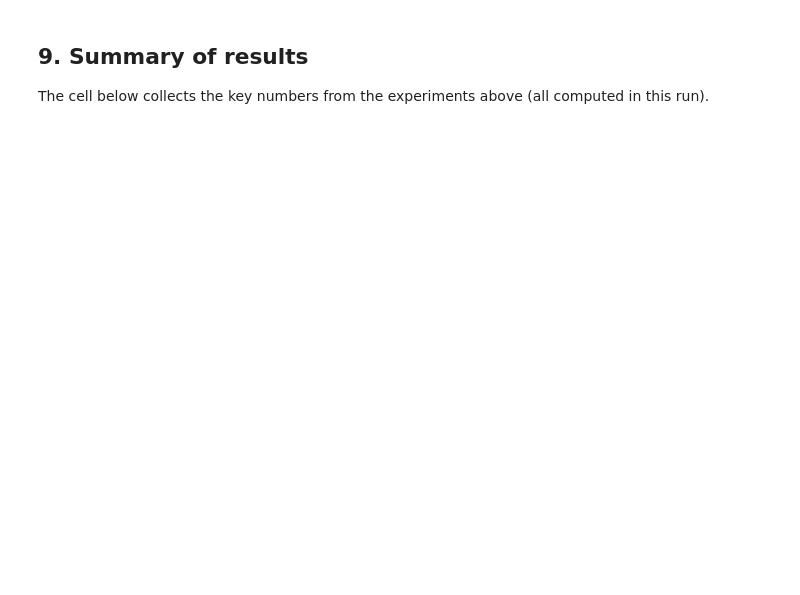
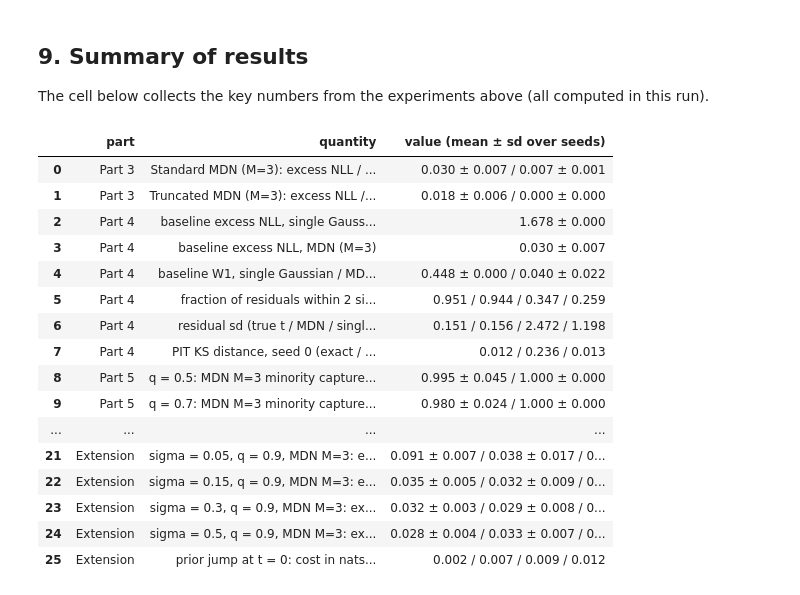
Before and after one commit to aamil-finoj/FDS_Project_8, a Jupyter notebook: Project8_Inverse_Problems.ipynb, the cells around one changed output. Drawn from its saved outputs; the diff is of its cells as text; code cells hidden in the pictures; blank space fills up the shorter version.

```diff
--- a/Project8_Inverse_Problems.ipynb
+++ b/Project8_Inverse_Problems.ipynb
@@ -1416,33 +1864,61 @@ def ms(d, col):
     return f"{d[col].mean():.3f} ± {d[col].std():.3f}"
 
 summary = []
 b = df_base
+for name in ["Standard MDN (M=3)", "Truncated MDN (M=3)"]:
+    d = df_trunc[df_trunc.model == name]
+    summary.append(("Part 3", f"{name}: excess NLL / out-of-support mass", f"{ms(d, 'excess_nll')} / {ms(d, 'out_mass')}"))
 summary.append(("Part 4", "baseline excess NLL, single Gaussian (M=1)", ms(b[b.M == 1], "excess_nll")))
 summary.append(("Part 4", "baseline excess NLL, MDN (M=3)", ms(b[b.M == 3], "excess_nll")))
 summary.append(("Part 4", "baseline W1, single Gaussian / MDN M=3", f"{ms(b[b.M == 1], 'w1')} / {ms(b[b.M == 3], 'w1')}"))
 RES_KEYS = ["true t (= noise eps)", "MDN sample", "single-Gaussian sample", "MSE point prediction"]
 summary.append(("Part 4", "fraction of residuals within 2 sigma (true t / MDN / single Gauss. / MSE)",
                 " / ".join(f"{np.mean(np.abs(res[k]) <= 2 * SIGMA):.3f}" for k in RES_KEYS)))
 summary.append(("Part 4", "residual sd (true t / MDN / single Gauss. / MSE), sigma = 0.15",
                 " / ".join(f"{res[k].std():.3f}" for k in RES_KEYS)))
 summary.append(("Part 4", "PIT KS distance, seed 0 (exact / single Gauss. / MDN)",
                 " / ".join(f"{head_to_head.loc[k, 'PIT_KS']:.3f}" for k in
                            ["exact posterior (quadrature)", "single Gaussian (M=1)", f"MDN (M={BASE_MDN.M})"])))
 for q in Q_LIST:
     d = df_asym[(df_asym.q == q) & (df_asym.M == 3)]
     summary.append(("Part 5", f"q = {q}: MDN M=3 minority capture / recovery rate", f"{ms(d, 'capture_neg')} / {ms(d, 'recovered_neg')}"))
 summary.append(("Part 5", "MDN runs (M>1) with minority recovery < 0.9", f"{len(fails)} of {int((df_asym.M > 1).sum())}"))
 for v in [FLOORS[0], FLOORS[-1]]:
     d = df_floor[df_floor.var_floor == v]
     summary.append(("Part 5", f"q = 0.9, floor {v:g}: excess NLL / minority capture", f"{ms(d, 'excess_nll')} / {ms(d, 'capture_neg')}"))
+for n in SS_N:
+    for init in ["default", "spread"]:
+        d = df_samples[(df_samples.n_train == n) & (df_samples.q == 0.99) & (df_samples.mu_init == init)]
+        summary.append(("Part 5", f"N = {n}, q = 0.99, {init} init: minority capture / recovered fraction / seeds with capture < 0.5",
+                        f"{ms(d, 'capture_neg')} / {ms(d, 'recovered_neg')} / {int((d.capture_neg < 0.5).sum())} of {len(d)}"))
 for s in SIGMAS:
     d = df_noise[(df_noise.sigma == s) & (df_noise.q == 0.9) & (df_noise.M == 3)]
     summary.append(("Extension", f"sigma = {s}, q = 0.9, MDN M=3: excess NLL / W1 / minority capture",
                     f"{ms(d, 'excess_nll')} / {ms(d, 'w1')} / {ms(d, 'capture_neg')}"))
+summary.append(("Extension", "prior jump at t = 0: cost in nats, sigma = " + " / ".join(f"{s:g}" for s in cost.index),
+                " / ".join(f"{cost.loc[s, 'jump cost (nats)']:.3f}" for s in cost.index)))
 summary_df = pd.DataFrame(summary, columns=["part", "quantity", "value (mean ± sd over seeds)"])
 summary_df.to_csv(RESULTS / "summary.csv", index=False)
 with pd.option_context("display.max_colwidth", 200):
     display(summary_df)
+# %% [output]
+|  | part | quantity | value (mean ± sd over seeds) |
+| 0 | Part 3 | Standard MDN (M=3): excess NLL / ... | 0.030 ± 0.007 / 0.007 ± 0.001 |
+| 1 | Part 3 | Truncated MDN (M=3): excess NLL /... | 0.018 ± 0.006 / 0.000 ± 0.000 |
+| 2 | Part 4 | baseline excess NLL, single Gauss... | 1.678 ± 0.000 |
+| 3 | Part 4 | baseline excess NLL, MDN (M=3) | 0.030 ± 0.007 |
+| 4 | Part 4 | baseline W1, single Gaussian / MD... | 0.448 ± 0.000 / 0.040 ± 0.022 |
+| 5 | Part 4 | fraction of residuals within 2 si... | 0.951 / 0.944 / 0.347 / 0.259 |
+| 6 | Part 4 | residual sd (true t / MDN / singl... | 0.151 / 0.156 / 2.472 / 1.198 |
+| 7 | Part 4 | PIT KS distance, seed 0 (exact / ... | 0.012 / 0.236 / 0.013 |
+| 8 | Part 5 | q = 0.5: MDN M=3 minority capture... | 0.995 ± 0.045 / 1.000 ± 0.000 |
+| 9 | Part 5 | q = 0.7: MDN M=3 minority capture... | 0.980 ± 0.024 / 1.000 ± 0.000 |
+| ... | ... | ... | ... |
+| 21 | Extension | sigma = 0.05, q = 0.9, MDN M=3: e... | 0.091 ± 0.007 / 0.038 ± 0.017 / 0... |
+| 22 | Extension | sigma = 0.15, q = 0.9, MDN M=3: e... | 0.035 ± 0.005 / 0.032 ± 0.009 / 0... |
+| 23 | Extension | sigma = 0.3, q = 0.9, MDN M=3: ex... | 0.032 ± 0.003 / 0.029 ± 0.008 / 0... |
+| 24 | Extension | sigma = 0.5, q = 0.9, MDN M=3: ex... | 0.028 ± 0.004 / 0.033 ± 0.007 / 0... |
+| 25 | Extension | prior jump at t = 0: cost in nats... | 0.002 / 0.007 / 0.009 / 0.012 |
 # %% [markdown]
 ## 10. Conclusions
 
```
Also changed, not shown: parts of 48 cells of this notebook, 23 other files.
